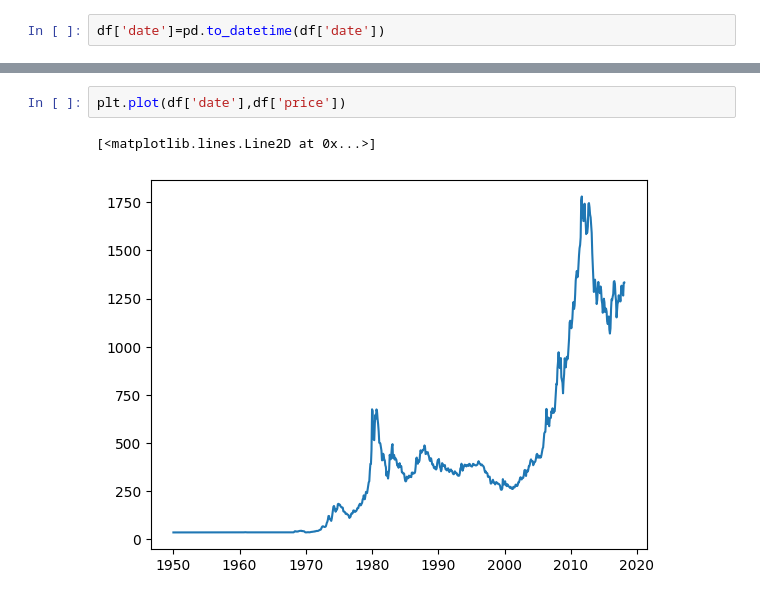
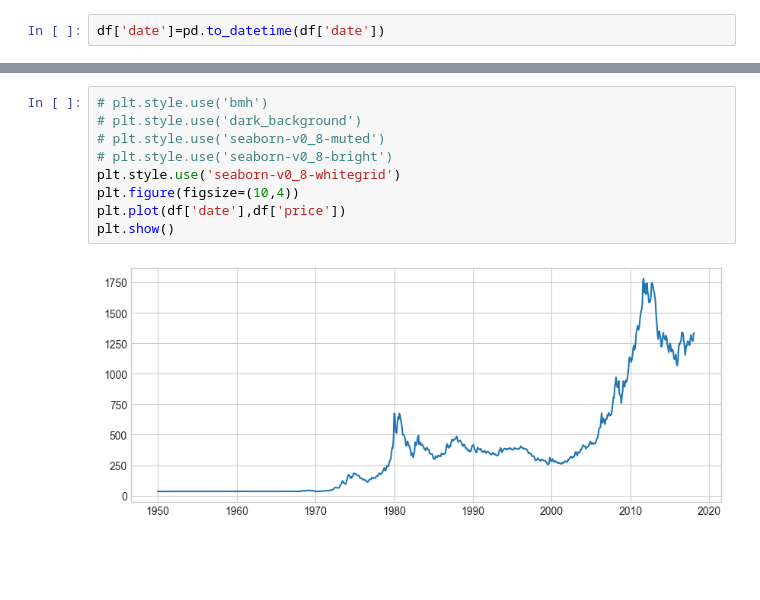
Before and after one commit to sachin5031/Python_Data_Visualization, a Jupyter notebook: TimeSeriesPlotting.ipynb, the cells around one changed output, grey strips where cells are left out. Cells and saved outputs as stored; diff of their text form; blank space fills up the shorter version.

Commit message:
Time Series plotting Code practised

```diff
--- a/TimeSeriesPlotting.ipynb
+++ b/TimeSeriesPlotting.ipynb
@@ -56,5 +58,11 @@ df.isna().count().plot()
 # %%
+# plt.style.use('bmh')
+# plt.style.use('dark_background')
+# plt.style.use('seaborn-v0_8-muted')
+# plt.style.use('seaborn-v0_8-bright')
+plt.style.use('seaborn-v0_8-whitegrid')
+plt.figure(figsize=(10,4))
 plt.plot(df['date'],df['price'])
+plt.show()
 # %% [output]
-[<matplotlib.lines.Line2D at 0x...>]
-[figure, old version]
+[figure, new version]
```
Also changed, not shown: parts of 11 cells of this notebook, 2 other files.
